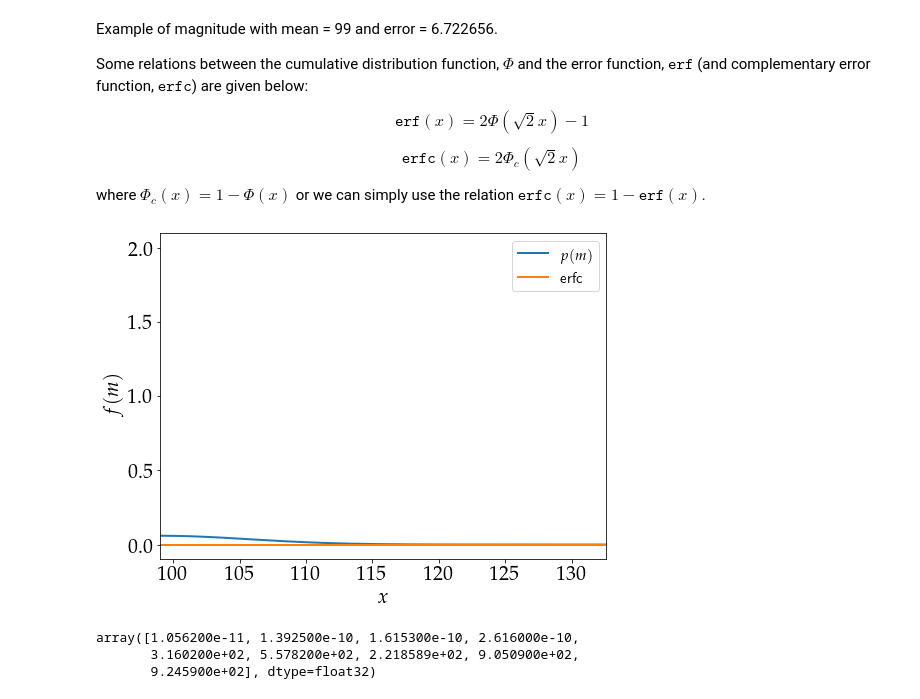
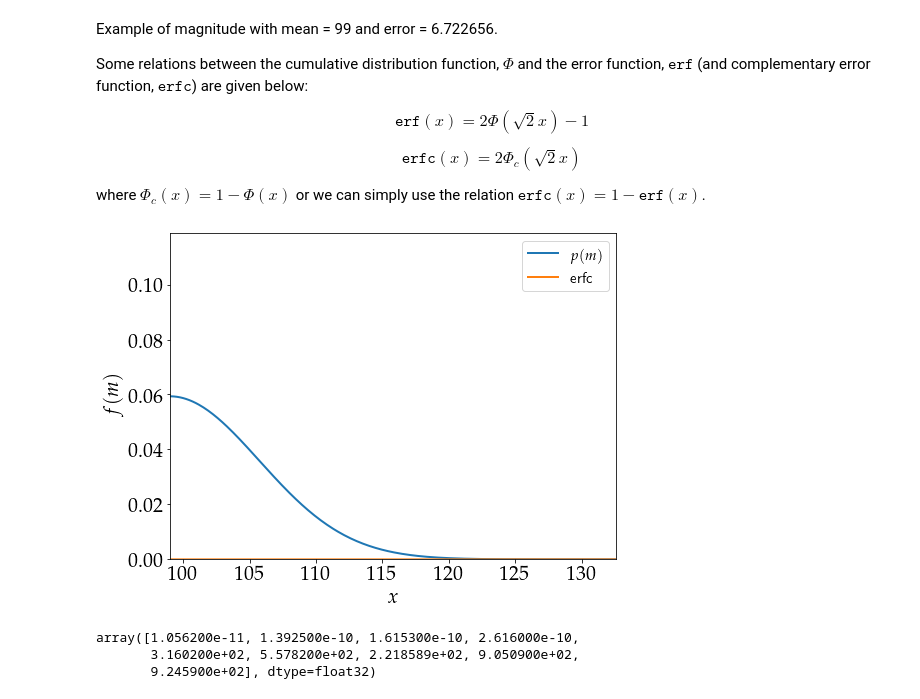
Before and after one commit to Harry45/BHM-nz, a Jupyter notebook: bhm/playground_1.ipynb, the cells around one changed output. Saved outputs shown, nothing was run; the diff lists cells and outputs as text; code cells hidden in the pictures.

```diff
--- a/bhm/playground_1.ipynb
+++ b/bhm/playground_1.ipynb
@@ -295,17 +296,18 @@ mag_erfc = 1 - mag_erf
 # %%
 plt.figure(figsize=(8,6))
 plt.plot(mag_grid, mag_pdf, lw=2, label = r'$p(m)$')
 # plt.plot(mag_grid, mag_erf, lw=2, label = 'erf')
 plt.plot(mag_grid, mag_erfc, lw=2, label = 'erfc')
 plt.ylabel(r'$f(m)$', fontsize = fontSize)
 plt.xlabel(r'$x$', fontsize = fontSize)
 plt.tick_params(axis='x', labelsize=fontSize)
 plt.tick_params(axis='y', labelsize=fontSize)
 plt.legend(loc = 'best',prop={'family':'sans-serif', 'size':15})
 plt.xlim(value, max(mag_grid))
+plt.ylim(0.0, 2.0*max(mag_pdf))
 plt.show()
 # %% [output]
-[figure, old version]
+[figure, new version]
 # %%
 f_example = df_flux.iloc[0].values
 ferr_example = df_flux_err.iloc[0].values
```
Also changed, not shown: parts of 1 cell of this notebook.
